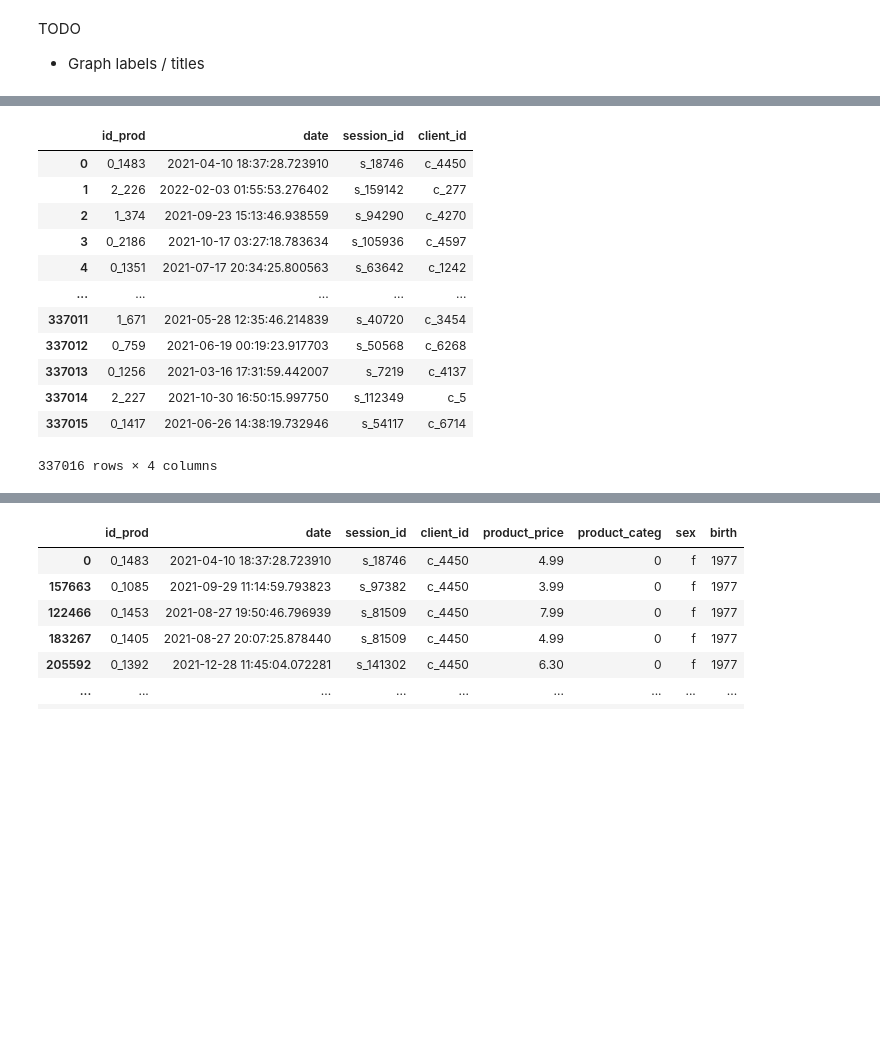
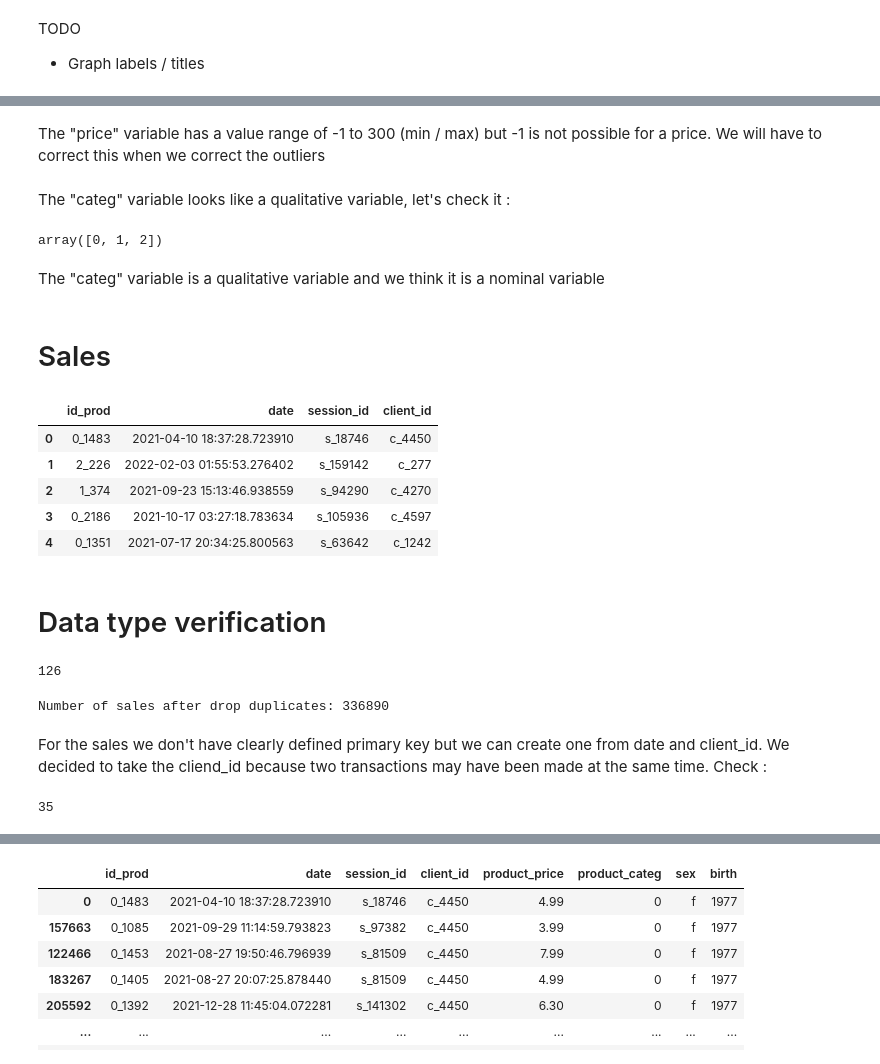
Before and after one commit to MENT3/m2-math-project, a Jupyter notebook: librairie/eda.ipynb, the cells around one changed output, grey strips where cells are left out. Cells and saved outputs as stored; diff of their text form; code cells hidden in the pictures; blank space fills up the shorter version.

```diff
--- a/librairie/eda.ipynb
+++ b/librairie/eda.ipynb
@@ -50,18 +109,42 @@ products
+# %% [markdown]
+The "price" variable has a value range of -1 to 300 (min / max) but -1 is not possible for a price. We will have to correct this when we correct the outliers
+# %% [markdown]
+The "categ" variable looks like a qualitative variable, let's check it :
+# %%
+products["categ"].unique()
+# %% [output]
+array([0, 1, 2])
+# %% [markdown]
+The "categ" variable is a qualitative variable and we think it  is a nominal variable
+# %% [markdown]
+# Sales
 # %%
-# TODO parse date
 sales = pd.read_csv("ventes.csv")
-sales
+sales.head()
 # %% [output]
 |  | id_prod | date | session_id | client_id |
 | 0 | 0_1483 | 2021-04-10 18:37:28.723910 | s_18746 | c_4450 |
 | 1 | 2_226 | 2022-02-03 01:55:53.276402 | s_159142 | c_277 |
 | 2 | 1_374 | 2021-09-23 15:13:46.938559 | s_94290 | c_4270 |
 | 3 | 0_2186 | 2021-10-17 03:27:18.783634 | s_105936 | c_4597 |
 | 4 | 0_1351 | 2021-07-17 20:34:25.800563 | s_63642 | c_1242 |
-| ... | ... | ... | ... | ... |
-| 337011 | 1_671 | 2021-05-28 12:35:46.214839 | s_40720 | c_3454 |
-| 337012 | 0_759 | 2021-06-19 00:19:23.917703 | s_50568 | c_6268 |
-| 337013 | 0_1256 | 2021-03-16 17:31:59.442007 | s_7219 | c_4137 |
-| 337014 | 2_227 | 2021-10-30 16:50:15.997750 | s_112349 | c_5 |
-| 337015 | 0_1417 | 2021-06-26 14:38:19.732946 | s_54117 | c_6714 |
-337016 rows × 4 columns
+# %% [markdown]
+# Data type verification
+# %%
+# duplicated verification
+sales.duplicated().sum()
+# %% [output]
+126
+# %%
+# drop duplicates
+sales = sales.drop_duplicates()
+print(f"Number of sales after drop duplicates: {len(sales)}")
+# %% [output]
+Number of sales after drop duplicates: 336890
+# %% [markdown]
+For the sales we don't have clearly defined primary key but we can create one from date and client_id. We decided to take the cliend_id because two transactions may have been made at the same time. Check :
+# %%
+# without client_id
+sales["date"].duplicated().sum()
+# %% [output]
+35
```
Also changed, not shown: parts of 48 cells of this notebook.
